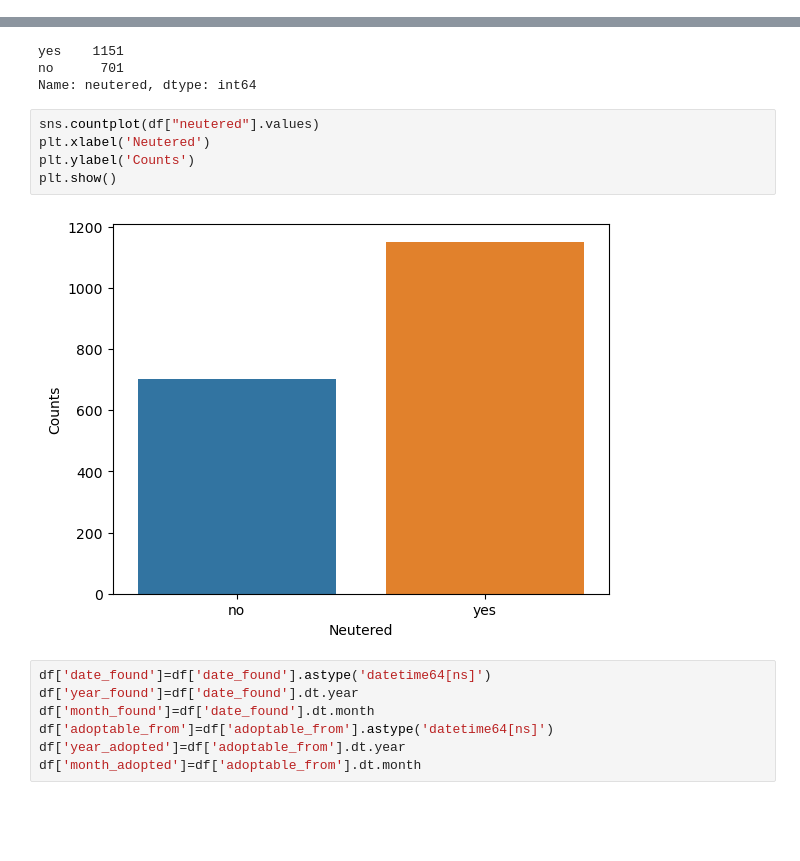
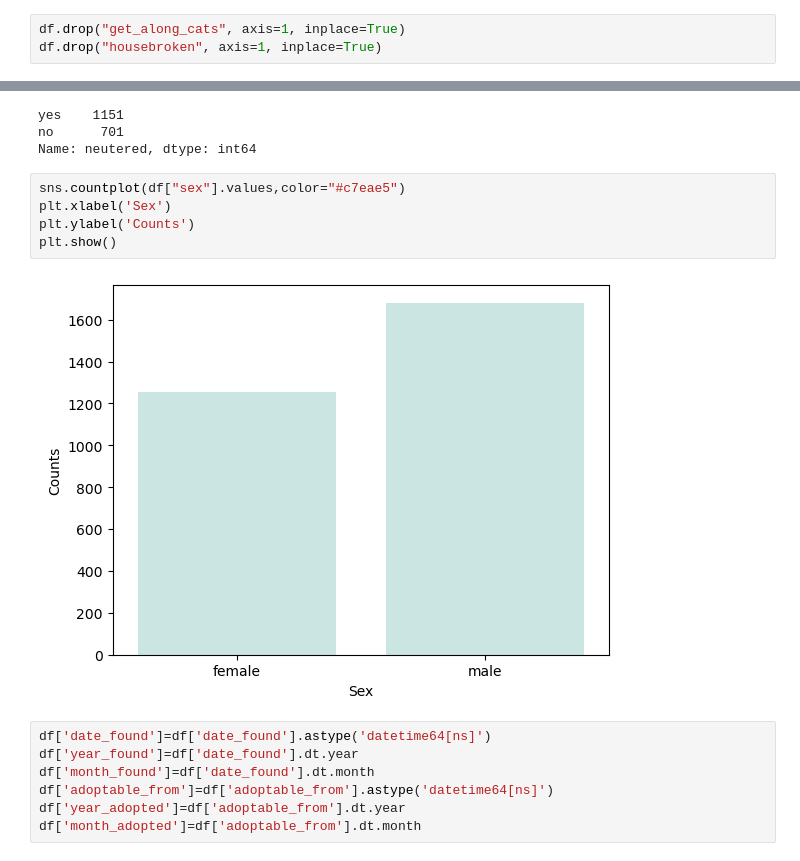
Before and after one commit to Hripsime-Gasoyan/Data_vizualization, a Jupyter notebook: Adoptable dogs.ipynb, the cells around one changed output, grey strips where cells are left out. Saved outputs shown, nothing was run; the diff lists cells and outputs as text; blank space fills up the shorter version.

```diff
--- a/Adoptable dogs.ipynb
+++ b/Adoptable dogs.ipynb
@@ -87,6 +82,9 @@ get_along_females    1264
 get_along_cats       2506
 keep_in              1021
 dtype: int64
+# %%
+df.drop("get_along_cats", axis=1, inplace=True)
+df.drop("housebroken", axis=1, inplace=True)
 # %%
 df.nunique()
 # %% [output]
@@ -141,12 +137,12 @@ yes    1151
 no      701
 Name: neutered, dtype: int64
 # %%
-sns.countplot(df["neutered"].values)
-plt.xlabel('Neutered')
+sns.countplot(df["sex"].values,color="#c7eae5")
+plt.xlabel('Sex')
 plt.ylabel('Counts')
 plt.show()
 # %% [output]
-[figure, old version]
+[figure, new version]
 # %%
 df['date_found']=df['date_found'].astype('datetime64[ns]')
 df['year_found']=df['date_found'].dt.year
```
Also changed, not shown: parts of 9 cells of this notebook, 1 other file.
